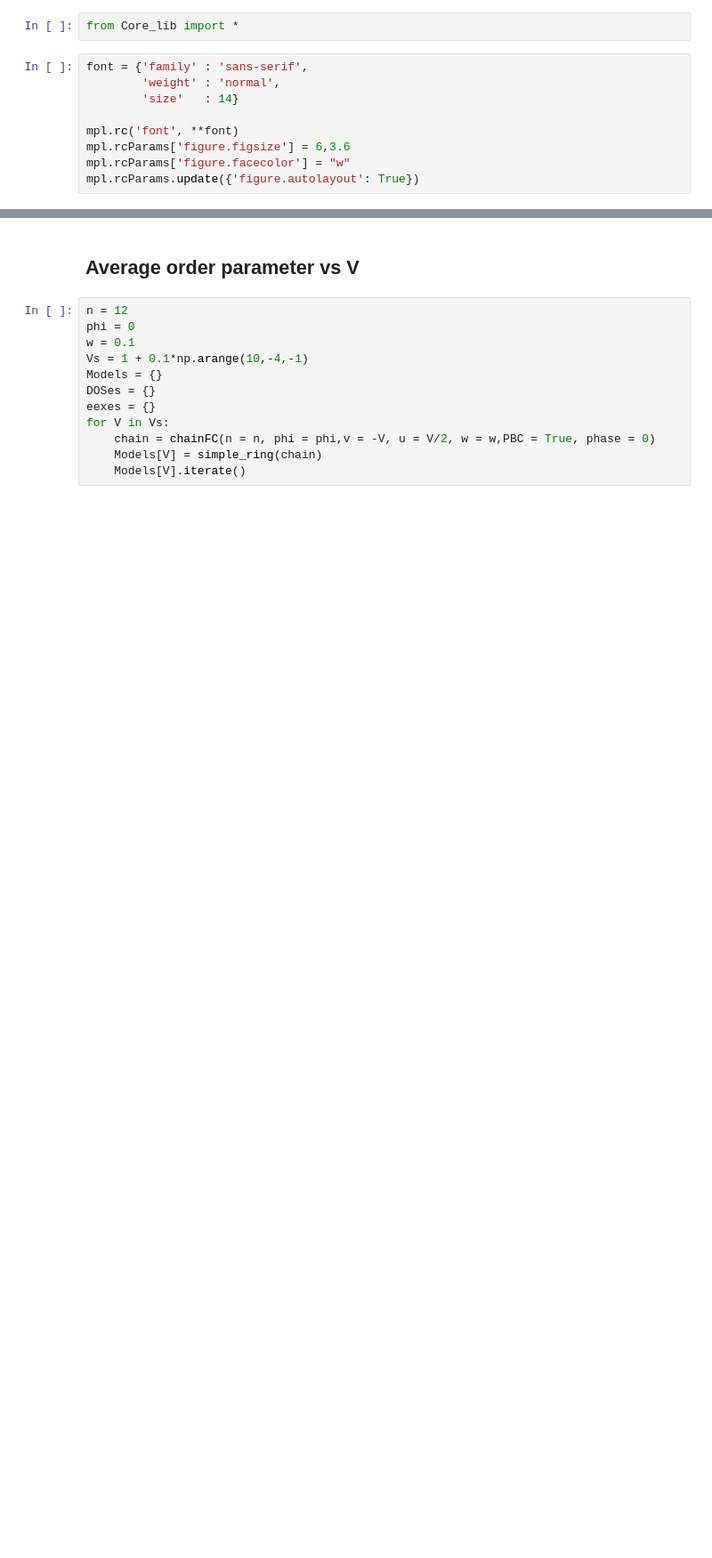
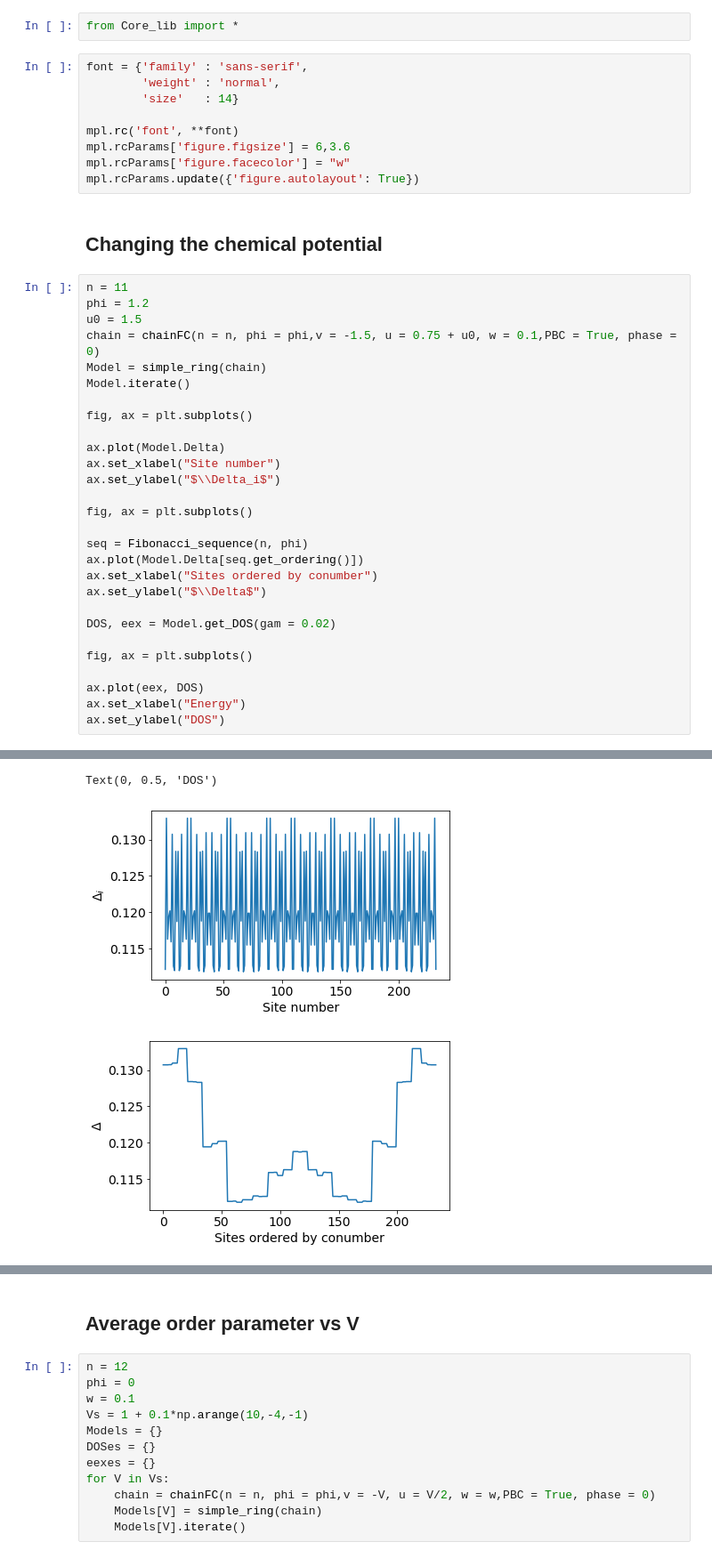
Before and after one commit to gautamra/Superconducting-Fibonacci-chain, a Jupyter notebook: Laboratory.ipynb, the cells around one changed output, grey strips where cells are left out. Shown at 89% size. Cells and saved outputs as stored; diff of their text form; blank space fills up the shorter version.

Commit message:
Add finite chemical potential analysis

```diff
--- a/Laboratory.ipynb
+++ b/Laboratory.ipynb
@@ -9,3 +9,34 @@ mpl.rc('font', **font)
 mpl.rcParams['figure.figsize'] = 6,3.6
 mpl.rcParams['figure.facecolor'] = "w"
 mpl.rcParams.update({'figure.autolayout': True})
+# %% [markdown]
+## Changing the chemical potential
+# %%
+n = 11
+phi = 1.2
+u0 = 1.5
+chain = chainFC(n = n, phi = phi,v = -1.5, u = 0.75 + u0, w = 0.1,PBC = True, phase = 0)
+Model = simple_ring(chain)
+Model.iterate()
+
+fig, ax = plt.subplots()
+
+ax.plot(Model.Delta)
+ax.set_xlabel("Site number")
+ax.set_ylabel("$\\Delta_i$")
+
+fig, ax = plt.subplots()
+
+seq = Fibonacci_sequence(n, phi)
+ax.plot(Model.Delta[seq.get_ordering()])
+ax.set_xlabel("Sites ordered by conumber")
+ax.set_ylabel("$\\Delta$")
+
+DOS, eex = Model.get_DOS(gam = 0.02)
+
+fig, ax = plt.subplots()
+
+ax.plot(eex, DOS)
+ax.set_xlabel("Energy")
+ax.set_ylabel("DOS")
+# %% [output]
@@ -11,0 +44,3 @@ mpl.rcParams.update({'figure.autolayout': True})
+Text(0, 0.5, 'DOS')
+[figure, added]
+[figure, added]
```
Also changed, not shown: parts of 14 cells of this notebook, 1 other file.
